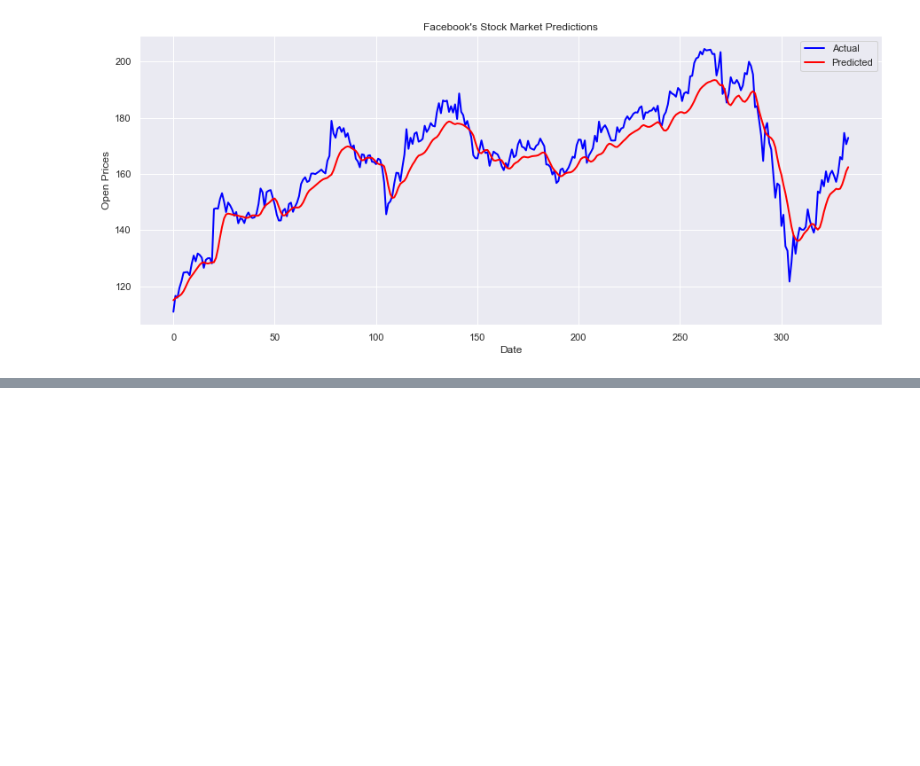
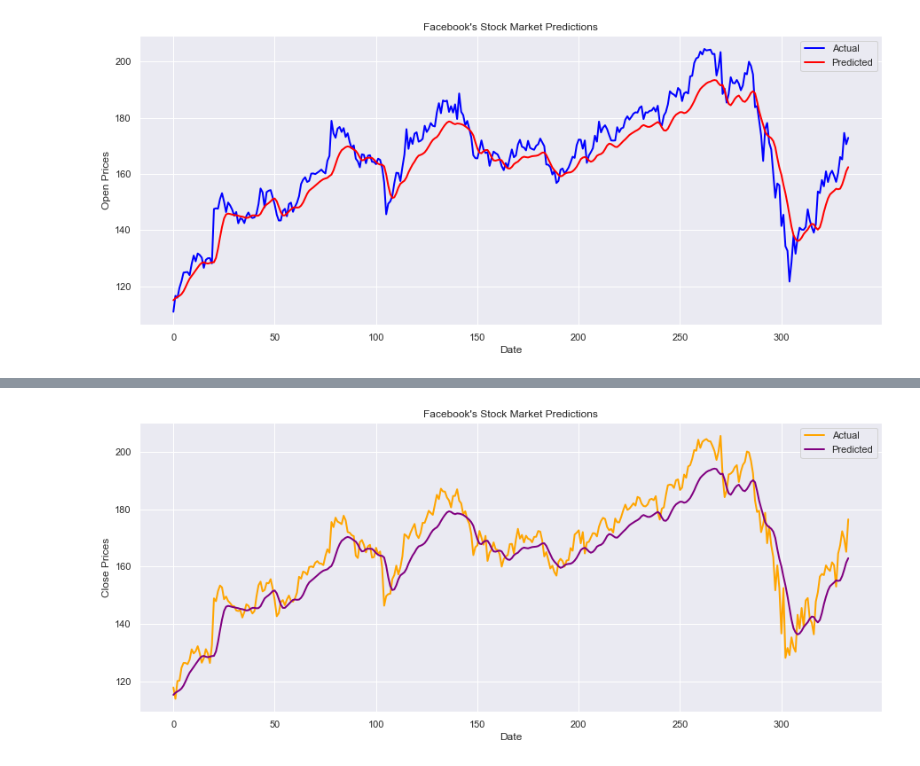
Before and after one commit to rooneyrulz/facebook_stock_prediction, a Jupyter notebook: Prediction.ipynb, the cells around one changed output, grey strips where cells are left out. Saved outputs shown, nothing was run; the diff lists cells and outputs as text; code cells hidden in the pictures; blank space fills up the shorter version.

Commit message:
visualizing closing prices

```diff
--- a/Prediction.ipynb
+++ b/Prediction.ipynb
@@ -354,7 +363,7 @@ plt.show()
 # %% [output]
 [figure]
 # %%
-# Create The DataFrame For Actual_Close VS Predicted_Clo
-new_open_df = pd.DataFrame({"Actual Open": actual_open, "Predicted Open": predicted_open})
+# Create The DataFrame For Actual_Close VS Predicted_Close
+new_close_df = pd.DataFrame({"Actual Close": actual_close, "Predicted Close": predicted_close})
 
-new_open_df
+new_close_df
@@ -360,0 +384,16 @@ new_open_df
+# %%
+# Visualizing The Open Prices
+sns.set(style='darkgrid')
+plt.figure(figsize=(15, 6))
+
+plt.title("Facebook's Stock Market Predictions")
+plt.xlabel('Date')
+plt.ylabel('Close Prices')
+
+plt.plot(new_close_df['Actual Close'], label='Actual', linewidth=2, color='orange')
+plt.plot(new_close_df['Predicted Close'], label='Predicted', linewidth=2, color='purple')
+
+plt.legend()
+plt.show()
+# %% [output]
+[figure, added]
```
Also changed, not shown: parts of 5 cells of this notebook.
